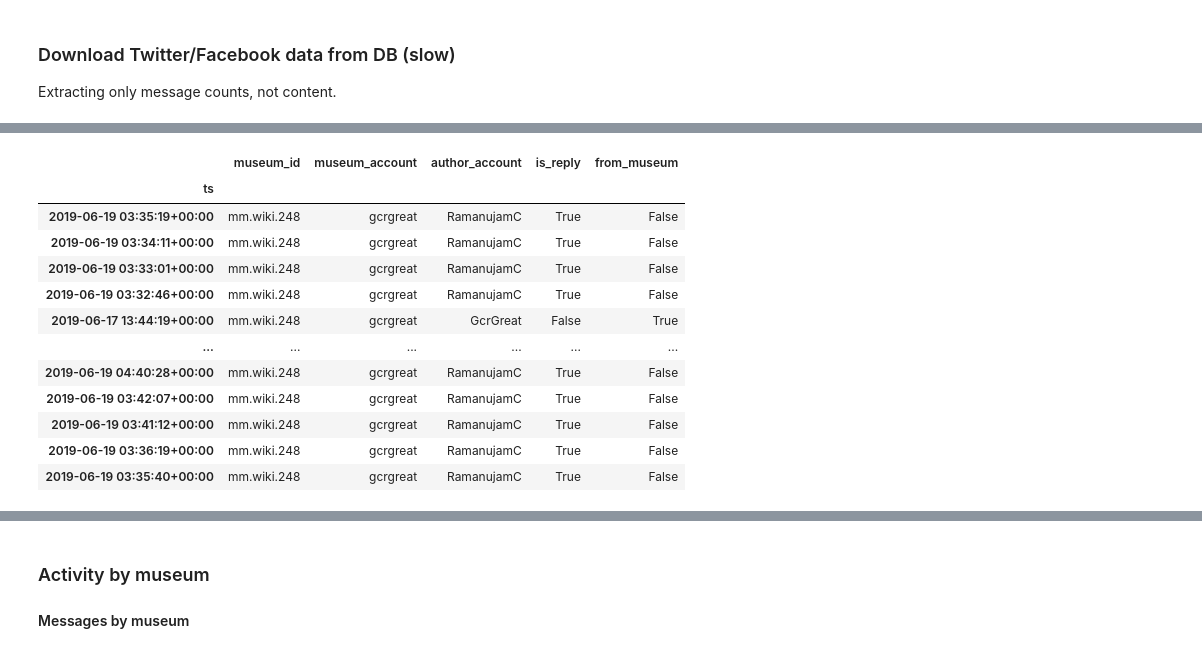
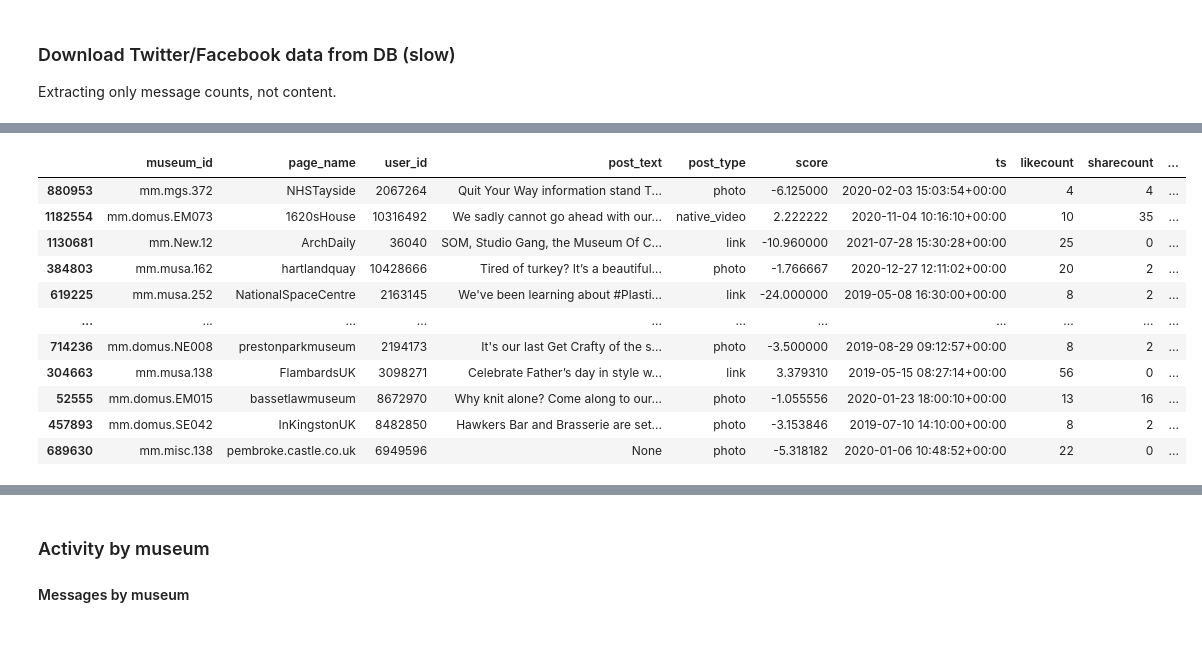
Before and after one commit to Birkbeck/museums-in-the-pandemic, a Jupyter notebook: mip/notebooks_py/03_social_media_analytics.ipynb, the cells around one changed output, grey strips where cells are left out. Cells and saved outputs as stored; diff of their text form; code cells hidden in the pictures.

```diff
--- a/mip/notebooks_py/03_social_media_analytics.ipynb
+++ b/mip/notebooks_py/03_social_media_analytics.ipynb
@@ -253,29 +254,75 @@ Extracting only message counts, not content.
 # %%
 # file paths
 tw_fn = out_folder+'tmp/tweets.pik'
+twacc_fn = out_folder+'tmp/tweets_accounts.pik'
+
 fb_fn = out_folder+'tmp/facebook_posts.pik'
+fbacc_fn = out_folder+'tmp/facebook_accounts.pik'
 # %%
 max_time = '2021-10-01'
 
-if True:
-    sql = "select muse_id as museum_id, museum_account, author_account, is_reply, tw_ts as ts from twitter.tweets_dump td where tw_ts <= date('{}');".format(max_time) # limit 10000
+if False:
+    # extract all tweets
+    fields = ['tweet_text',
+              "tweet_data_json -> 'public_metrics' -> 'retweet_count' as retweet_count",
+              "tweet_data_json -> 'public_metrics' -> 'reply_count' as reply_count",
+              "tweet_data_json -> 'public_metrics' -> 'like_count' as like_count",
+              "tweet_data_json -> 'public_metrics' -> 'quote_count' as quote_count"]
+    sql = "select muse_id as museum_id, museum_account, author_account, is_reply, tw_ts as ts, {} from twitter.tweets_dump td where tw_ts <= date('{}');".format(', '.join(fields), max_time) #  limit 1000
     df = pd.read_sql(sql, db_conn)
     df['from_museum'] = df.museum_account.str.lower() == df.author_account.str.lower()
     df['ts'] = pd.to_datetime(df['ts'])
     print(df.columns)
     df = df.set_index('ts')
-    display(df)
+    display(df.sample(50))
     df.to_pickle(tw_fn)
     print(len(df))
     tw_fn
 
 if False:
-    sql = "select museum_id, post_ts as ts from facebook.facebook_posts_dump where post_ts <= date('{}');".format(max_time) # limit 10000
+    # extract all Twitter account info
+    sql = """select muse_id as museum_id, museum_account, author_account,
+        tweet_data_json -> 'author_info' ->> 'id' as account_id,
+        tweet_data_json -> 'author_info' ->> 'name' as name,
+        tweet_data_json -> 'author_info' ->> 'username' as username,
+        tweet_data_json -> 'author_info' ->> 'created_at' as created_at,
+        tweet_data_json -> 'author_info' ->> 'verified' as verified,
+        tweet_data_json -> 'author_info' ->> 'location' as location,
+        tweet_data_json -> 'author_info' -> 'public_metrics' ->> 'followers_count' as followers_count,
+        tweet_data_json -> 'author_info' -> 'public_metrics' ->> 'following_count' as following_count,
+        tweet_data_json -> 'author_info' -> 'public_metrics' ->> 'tweet_count' as tweet_count,
+        tweet_data_json -> 'author_info' -> 'public_metrics' ->> 'listed_count' as listed_count
+        from twitter.tweets_dump td where tw_ts <= date('{}')""".format(max_time) # limit 1000
+    sql = "select distinct * from ({}) as res;".format(sql)
+    df = pd.read_sql(sql, db_conn)
+    df['from_museum'] = df.museum_account.str.lower() == df.author_account.str.lower()
+    display(df.sample(100))
+    print(df.from_museum.describe())
+    print(twacc_fn, 'N =',len(df))
+    df.to_pickle(twacc_fn)
+
+if True:
+    # extract all FB messages
+    fields = ["facebook_data_json -> 'statistics_actual_{}' as {}".format(f,f) for f in ['likeCount','shareCount','commentCount','loveCount','wowCount','hahaCount','sadCount','angryCount','thankfulCount','careCount']]
+    sql = "select museum_id, page_name, user_id, post_text, facebook_data_json -> 'type' as post_type, facebook_data_json -> 'score' as score, post_ts as ts, {} from facebook.facebook_posts_dump where post_ts <= date('{}');".format(", ".join(fields), max_time) # limit 10000
     df = pd.read_sql(sql, db_conn)
     df['ts'] = pd.to_datetime(df['ts'])
     print(df.columns)
+    display(df.sample(100))
     df = df.set_index('ts')
     df.to_pickle(fb_fn)
     print(len(df))
-    fb_fn
+
+if False:
+    # extract all Facebook accounts info
+    fields = ["facebook_data_json ->> 'account_{}' as {}".format(f,f) for f in ['id','name','handle','profileImage','subscriberCount','url','accountType','pageDescription','pageCreatedDate','verified']]
+    sql = """select museum_id, {}
+        from facebook.facebook_posts_dump where post_ts <= date('{}')""".format(", ".join(fields), max_time) # limit 1000
+    sql = "select distinct * from ({}) as res;".format(sql)
+    df = pd.read_sql(sql, db_conn)
+    #df['from_museum'] = df.museum_account.str.lower() == df.author_account.str.lower()
+    display(df.sample(100))
+    #print(df.from_museum.describe())
+    print(fbacc_fn, 'N =',len(df))
+    df.to_pickle(fbacc_fn)
 # %% [output]
@@ -284,14 +333,13 @@ Index(['museum_id', 'museum_account', 'author_account', 'is_reply', 'ts',
       dtype='object')
-|  | museum_id | museum_account | author_account | is_reply | from_museum |
-| ts |  |  |  |  |  |
-| 2019-06-19 03:35:19+00:00 | mm.wiki.248 | gcrgreat | RamanujamC | True | False |
-| 2019-06-19 03:34:11+00:00 | mm.wiki.248 | gcrgreat | RamanujamC | True | False |
-| 2019-06-19 03:33:01+00:00 | mm.wiki.248 | gcrgreat | RamanujamC | True | False |
-| 2019-06-19 03:32:46+00:00 | mm.wiki.248 | gcrgreat | RamanujamC | True | False |
-| 2019-06-17 13:44:19+00:00 | mm.wiki.248 | gcrgreat | GcrGreat | False | True |
-| ... | ... | ... | ... | ... | ... |
-| 2019-06-19 04:40:28+00:00 | mm.wiki.248 | gcrgreat | RamanujamC | True | False |
-| 2019-06-19 03:42:07+00:00 | mm.wiki.248 | gcrgreat | RamanujamC | True | False |
-| 2019-06-19 03:41:12+00:00 | mm.wiki.248 | gcrgreat | RamanujamC | True | False |
-| 2019-06-19 03:36:19+00:00 | mm.wiki.248 | gcrgreat | RamanujamC | True | False |
-| 2019-06-19 03:35:40+00:00 | mm.wiki.248 | gcrgreat | RamanujamC | True | False |
+|  | museum_id | page_name | user_id | post_text | post_type | score | ts | likecount | sharecount | ... |
+| 880953 | mm.mgs.372 | NHSTayside | 2067264 | Quit Your Way information stand T... | photo | -6.125000 | 2020-02-03 15:03:54+00:00 | 4 | 4 | ... |
+| 1182554 | mm.domus.EM073 | 1620sHouse | 10316492 | We sadly cannot go ahead with our... | native_video | 2.222222 | 2020-11-04 10:16:10+00:00 | 10 | 35 | ... |
+| 1130681 | mm.New.12 | ArchDaily | 36040 | SOM, Studio Gang, the Museum Of C... | link | -10.960000 | 2021-07-28 15:30:28+00:00 | 25 | 0 | ... |
+| 384803 | mm.musa.162 | hartlandquay | 10428666 | Tired of turkey? It’s a beautiful... | photo | -1.766667 | 2020-12-27 12:11:02+00:00 | 20 | 2 | ... |
+| 619225 | mm.musa.252 | NationalSpaceCentre | 2163145 | We've been learning about #Plasti... | link | -24.000000 | 2019-05-08 16:30:00+00:00 | 8 | 2 | ... |
+| ... | ... | ... | ... | ... | ... | ... | ... | ... | ... | ... |
+| 714236 | mm.domus.NE008 | prestonparkmuseum | 2194173 | It's our last Get Crafty of the s... | photo | -3.500000 | 2019-08-29 09:12:57+00:00 | 8 | 2 | ... |
+| 304663 | mm.musa.138 | FlambardsUK | 3098271 | Celebrate Father’s day in style w... | link | 3.379310 | 2019-05-15 08:27:14+00:00 | 56 | 0 | ... |
+| 52555 | mm.domus.EM015 | bassetlawmuseum | 8672970 | Why knit alone? Come along to our... | photo | -1.055556 | 2020-01-23 18:00:10+00:00 | 13 | 16 | ... |
+| 457893 | mm.domus.SE042 | InKingstonUK | 8482850 | Hawkers Bar and Brasserie are set... | photo | -3.153846 | 2019-07-10 14:10:00+00:00 | 8 | 2 | ... |
+| 689630 | mm.misc.138 | pembroke.castle.co.uk | 6949596 | None | photo | -5.318182 | 2020-01-06 10:48:52+00:00 | 22 | 0 | ... |
```
Also changed, not shown: parts of 10 cells of this notebook.
